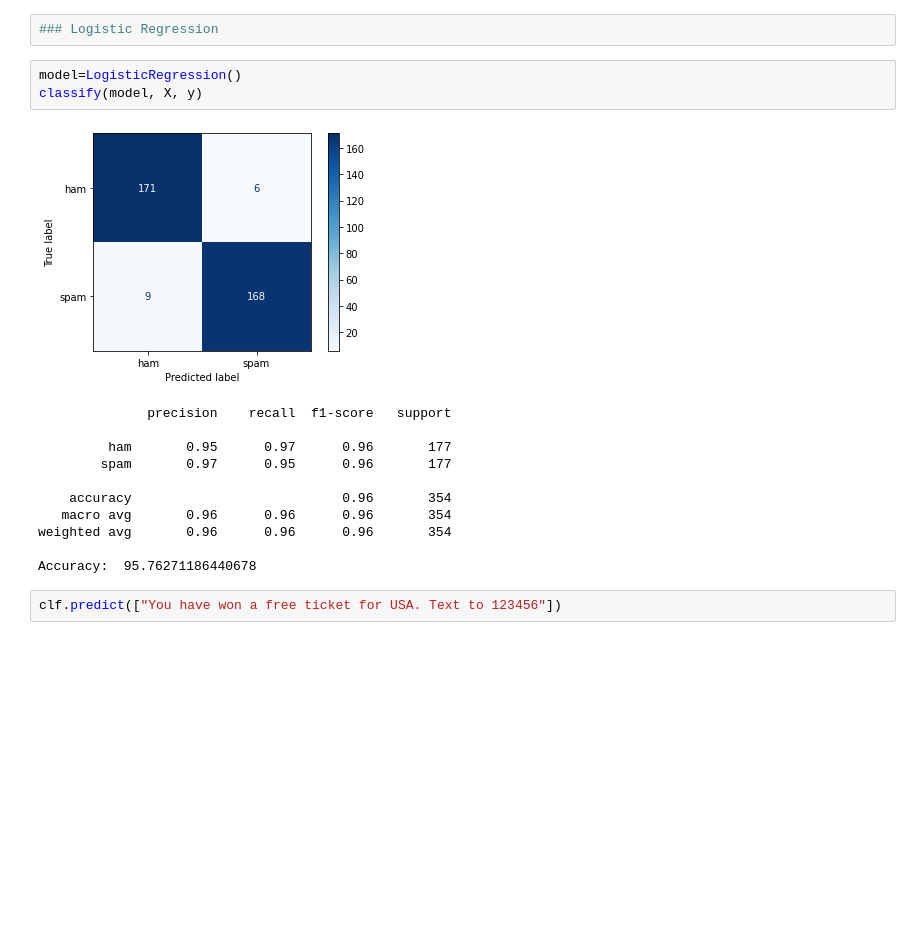
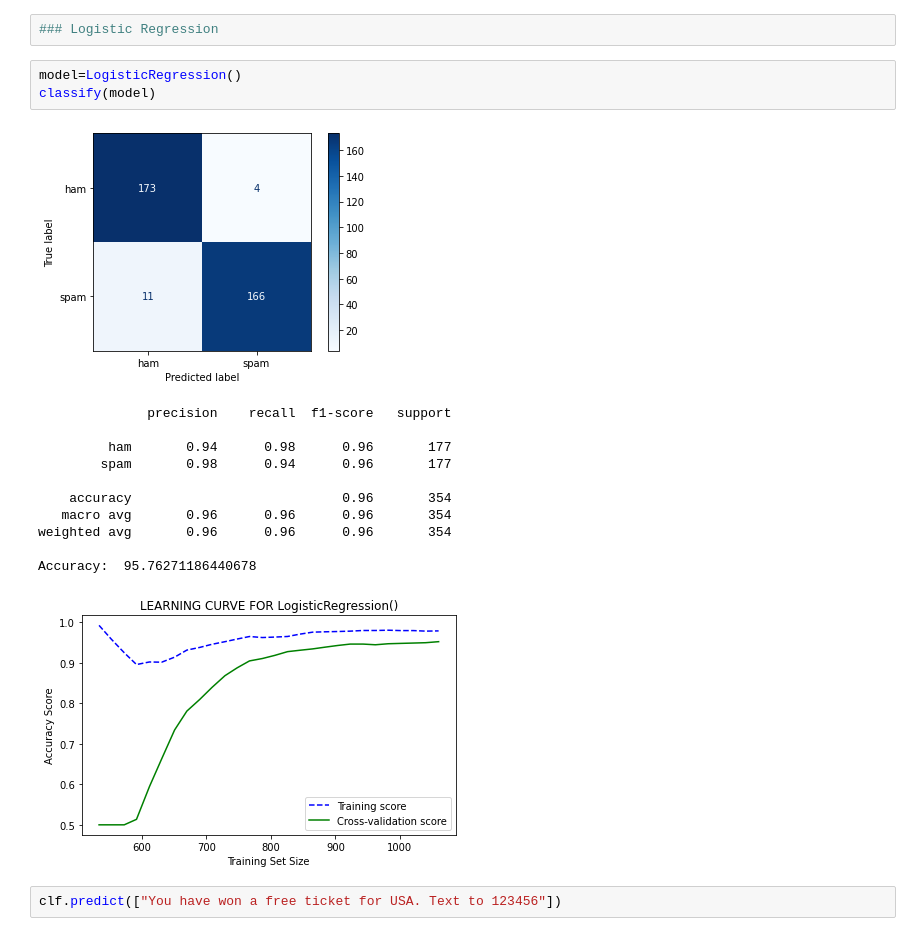
Before and after one commit to burakcimtay/Sms_Spam_Detection, a Jupyter notebook: sms_spam_2.ipynb, the cells around one changed output. Drawn from its saved outputs; the diff is of its cells as text; blank space fills up the shorter version.

```diff
--- a/sms_spam_2.ipynb
+++ b/sms_spam_2.ipynb
@@ -126,19 +178,20 @@ def classify(model, X, y):
 ### Logistic Regression
 # %%
 model=LogisticRegression()
-classify(model, X, y)
+classify(model)
 # %% [output]
 [figure]
               precision    recall  f1-score   support
 
-         ham       0.95      0.97      0.96       177
-        spam       0.97      0.95      0.96       177
+         ham       0.94      0.98      0.96       177
+        spam       0.98      0.94      0.96       177
 
     accuracy                           0.96       354
    macro avg       0.96      0.96      0.96       354
 weighted avg       0.96      0.96      0.96       354
 
 Accuracy:  95.76271186440678
+[figure, added]
 # %%
 clf.predict(["You have won a free ticket for USA. Text to 123456"])
 # %% [output]
```
Also changed, not shown: parts of 13 cells of this notebook, 1 other file.
